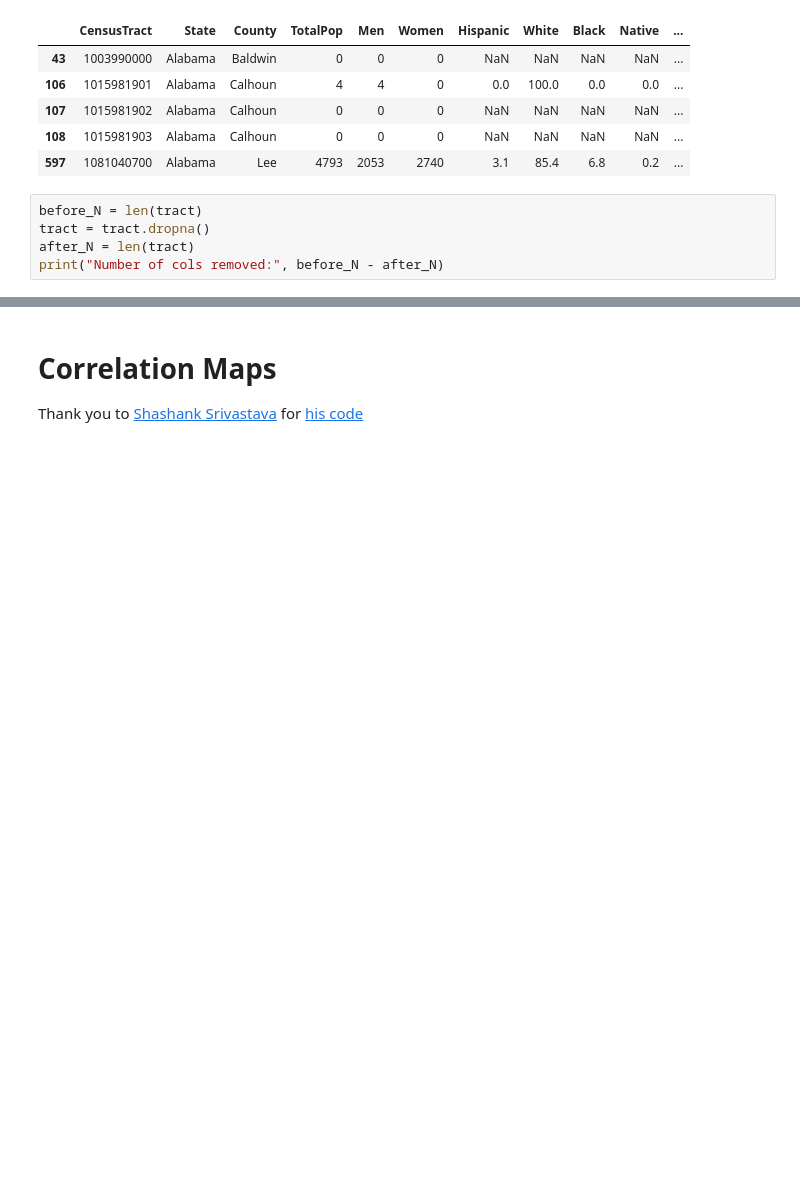
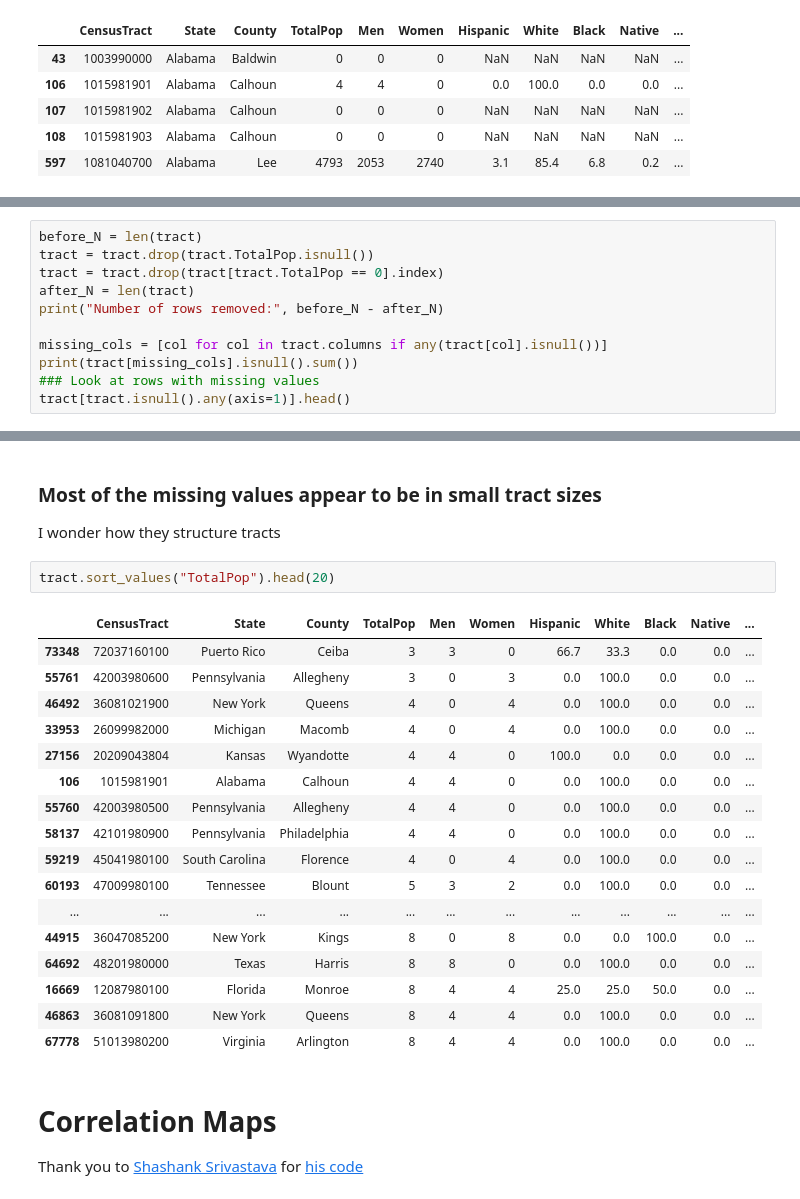
Before and after one commit to pstetz/Kaggle, a Jupyter notebook: in_progress/census/general_focus.ipynb, the cells around one changed output, grey strips where cells are left out. Saved outputs shown, nothing was run; the diff lists cells and outputs as text; blank space fills up the shorter version.

```diff
--- a/in_progress/census/general_focus.ipynb
+++ b/in_progress/census/general_focus.ipynb
@@ -104,8 +104,3 @@ dtype: int64
 | 107 | 1015981902 | Alabama | Calhoun | 0 | 0 | 0 | NaN | NaN | NaN | NaN | ... |
 | 108 | 1015981903 | Alabama | Calhoun | 0 | 0 | 0 | NaN | NaN | NaN | NaN | ... |
 | 597 | 1081040700 | Alabama | Lee | 4793 | 2053 | 2740 | 3.1 | 85.4 | 6.8 | 0.2 | ... |
-# %%
-before_N = len(tract)
-tract = tract.dropna()
-after_N = len(tract)
-print("Number of cols removed:", before_N - after_N)
@@ -116,0 +109,11 @@ Number of cols removed: 584
+# %%
+before_N = len(tract)
+tract = tract.drop(tract.TotalPop.isnull())
+tract = tract.drop(tract[tract.TotalPop == 0].index)
+after_N = len(tract)
+print("Number of rows removed:", before_N - after_N)
+
+missing_cols = [col for col in tract.columns if any(tract[col].isnull())]
+print(tract[missing_cols].isnull().sum())
+### Look at rows with missing values
+tract[tract.isnull().any(axis=1)].head()
@@ -117,3 +144,27 @@ Number of cols removed: 584
+# %% [markdown]
+### Most of the missing values appear to be in small tract sizes
+
+I wonder how they structure tracts
+# %%
+tract.sort_values("TotalPop").head(20)
+# %% [output]
+|  | CensusTract | State | County | TotalPop | Men | Women | Hispanic | White | Black | Native | ... |
+| 73348 | 72037160100 | Puerto Rico | Ceiba | 3 | 3 | 0 | 66.7 | 33.3 | 0.0 | 0.0 | ... |
+| 55761 | 42003980600 | Pennsylvania | Allegheny | 3 | 0 | 3 | 0.0 | 100.0 | 0.0 | 0.0 | ... |
+| 46492 | 36081021900 | New York | Queens | 4 | 0 | 4 | 0.0 | 100.0 | 0.0 | 0.0 | ... |
+| 33953 | 26099982000 | Michigan | Macomb | 4 | 0 | 4 | 0.0 | 100.0 | 0.0 | 0.0 | ... |
+| 27156 | 20209043804 | Kansas | Wyandotte | 4 | 4 | 0 | 100.0 | 0.0 | 0.0 | 0.0 | ... |
+| 106 | 1015981901 | Alabama | Calhoun | 4 | 4 | 0 | 0.0 | 100.0 | 0.0 | 0.0 | ... |
+| 55760 | 42003980500 | Pennsylvania | Allegheny | 4 | 4 | 0 | 0.0 | 100.0 | 0.0 | 0.0 | ... |
+| 58137 | 42101980900 | Pennsylvania | Philadelphia | 4 | 4 | 0 | 0.0 | 100.0 | 0.0 | 0.0 | ... |
+| 59219 | 45041980100 | South Carolina | Florence | 4 | 0 | 4 | 0.0 | 100.0 | 0.0 | 0.0 | ... |
+| 60193 | 47009980100 | Tennessee | Blount | 5 | 3 | 2 | 0.0 | 100.0 | 0.0 | 0.0 | ... |
+| ... | ... | ... | ... | ... | ... | ... | ... | ... | ... | ... | ... |
+| 44915 | 36047085200 | New York | Kings | 8 | 0 | 8 | 0.0 | 0.0 | 100.0 | 0.0 | ... |
+| 64692 | 48201980000 | Texas | Harris | 8 | 8 | 0 | 0.0 | 100.0 | 0.0 | 0.0 | ... |
+| 16669 | 12087980100 | Florida | Monroe | 8 | 4 | 4 | 25.0 | 25.0 | 50.0 | 0.0 | ... |
+| 46863 | 36081091800 | New York | Queens | 8 | 4 | 4 | 0.0 | 100.0 | 0.0 | 0.0 | ... |
+| 67778 | 51013980200 | Virginia | Arlington | 8 | 4 | 4 | 0.0 | 100.0 | 0.0 | 0.0 | ... |
 # %% [markdown]
 # Correlation Maps
 
```
Also changed, not shown: parts of 4 cells of this notebook, 3 other files.
